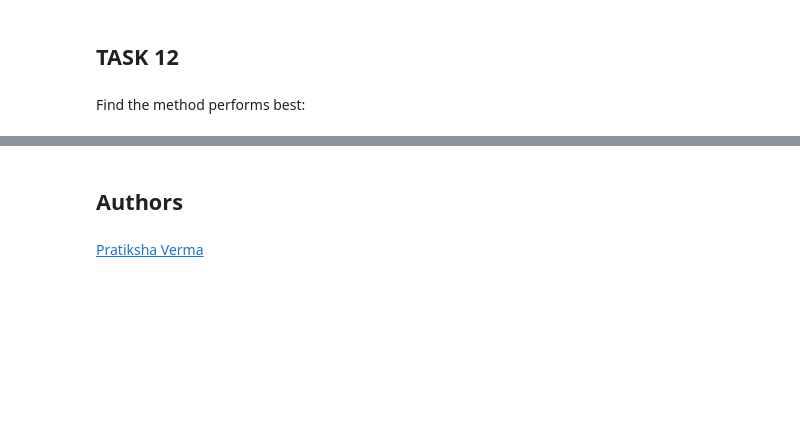
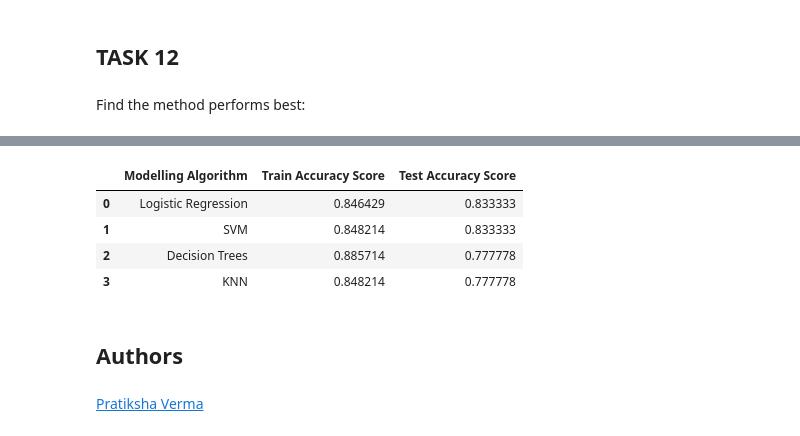
Before and after one commit to tanmayajoshi/IBM-DataScience-Capstone, a Jupyter notebook: 8_SpaceX_Machine Learning Prediction_Part_5.ipynb, the cells around one changed output, grey strips where cells are left out. Cells and saved outputs as stored; diff of their text form; code cells hidden in the pictures; blank space fills up the shorter version.

```diff
--- a/8_SpaceX_Machine Learning Prediction_Part_5.ipynb
+++ b/8_SpaceX_Machine Learning Prediction_Part_5.ipynb
@@ -353,7 +353,7 @@ Find the method performs best:
 # %%
 # The tree method fits with slightly improved accuracy on the train data. However, all methods showed same accuracy on the test data.
 
-Report = {"Modelling Algorithm": ['Logistic Regression, 'SVM' , 'Decision Trees', 'KNN'],
+Report = {"Modelling Algorithm": ['Logistic Regression', 'SVM' , 'Decision Trees', 'KNN'],
           "Train Accuracy Score":[logreg_cv.best_score_, svm_cv.best_score_, tree_cv.best_score_, knn_cv.best_score_],
           "Test Accuracy Score":[lr_accuracy_score, svm_accuracy_score, tree_accuracy_score, knn_accuracy_score]
           }
@@ -363,3 +362,8 @@ pd.DataFrame(Report)
+|  | Modelling Algorithm | Train Accuracy Score | Test Accuracy Score |
+| 0 | Logistic Regression | 0.846429 | 0.833333 |
+| 1 | SVM | 0.848214 | 0.833333 |
+| 2 | Decision Trees | 0.885714 | 0.777778 |
+| 3 | KNN | 0.848214 | 0.777778 |
 # %% [markdown]
 ## Authors
 # %% [markdown]
```
Also changed, not shown: parts of 5 cells of this notebook.
